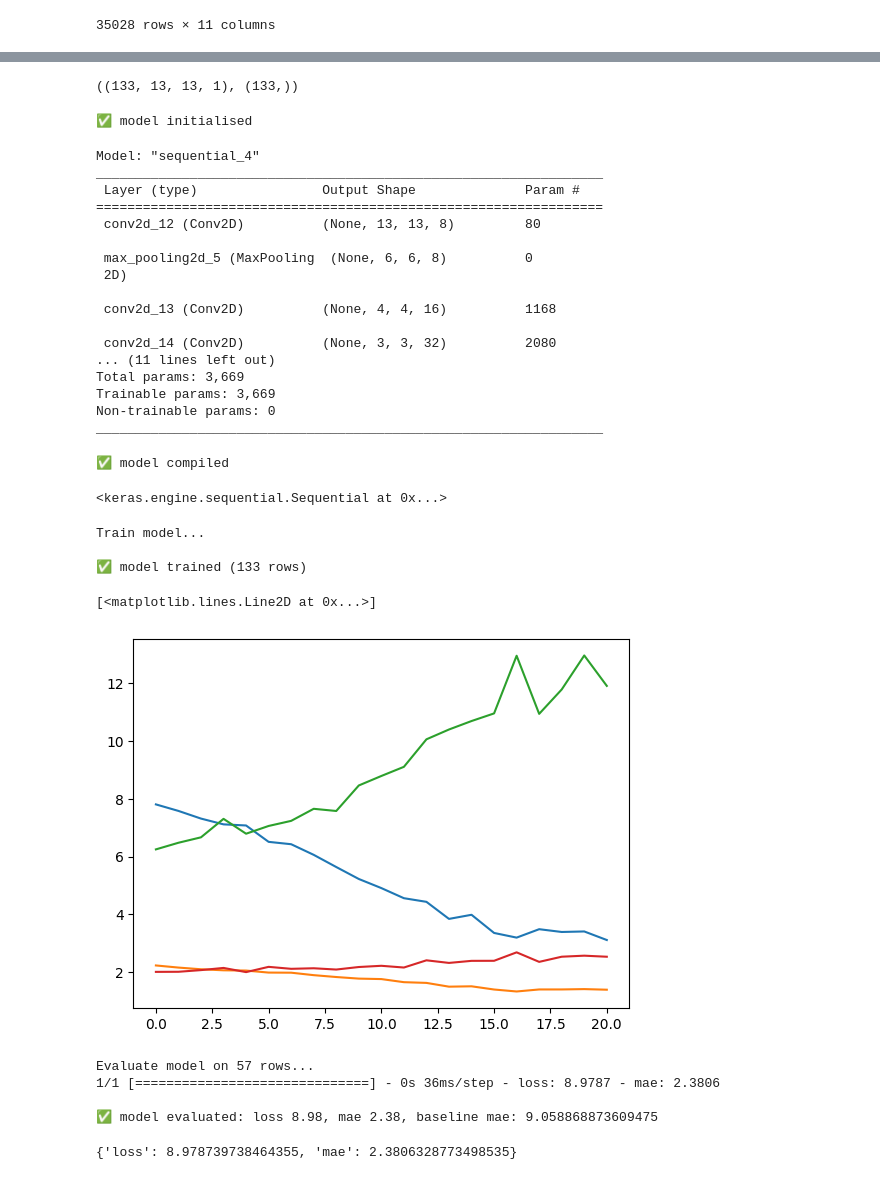
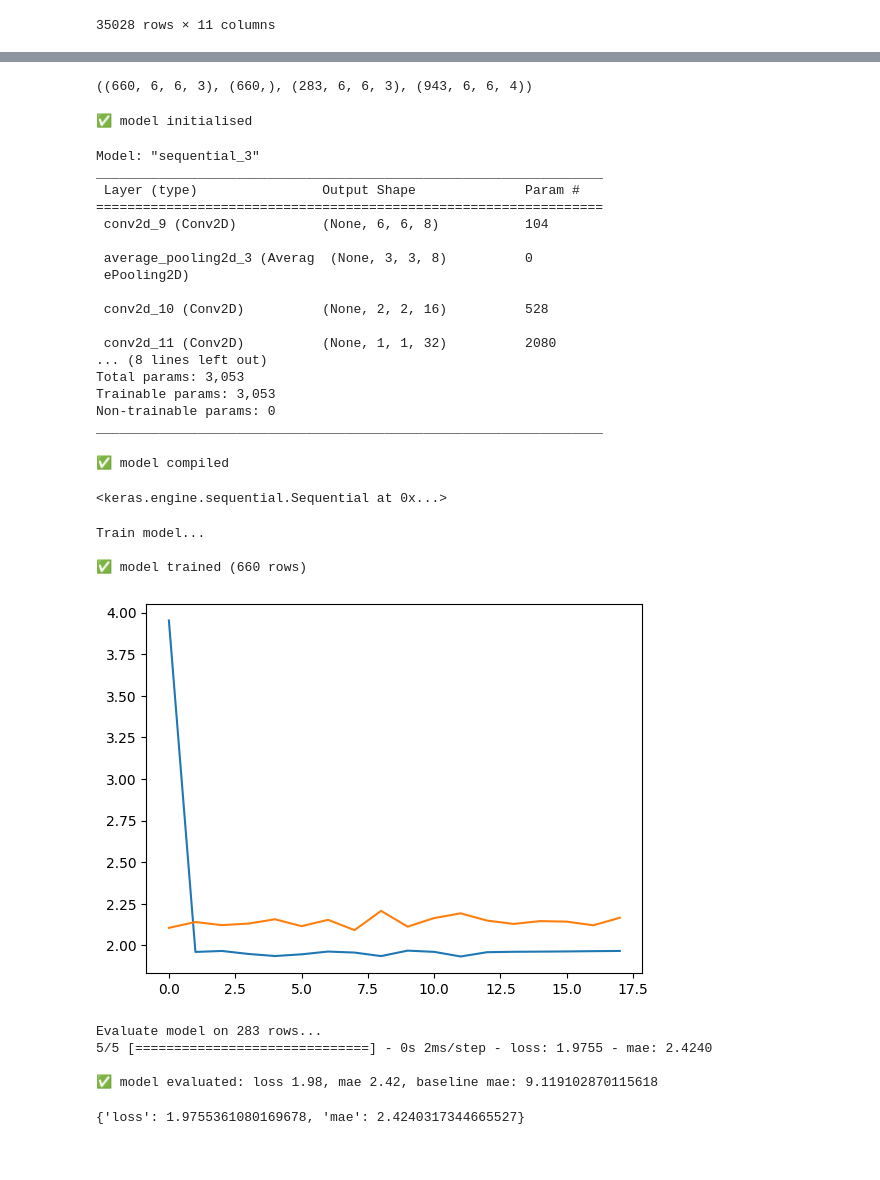
Before and after one commit to b-fa-ce/future_proofing_cities, a Jupyter notebook: notebooks/model/model.ipynb, the cells around one changed output, grey strips where cells are left out. Cells and saved outputs as stored; diff of their text form; code cells hidden in the pictures.

Commit message:
model  changed

```diff
--- a/notebooks/model/model.ipynb
+++ b/notebooks/model/model.ipynb
@@ -339,0 +320,12 @@ array([-2.1559753, 0.42813488414106504, -0.15068314117708828,
+# %%
+data_array = get_sub_tiles(prep_features, 6, 6)[0]
+# export it and bb here
+X = data_array[:,:,:,1:].astype('float64')
+y = get_average_temperature_per_tile(data_array)
+
+# split into train, test
+X_train, X_test, y_train, y_test = train_test_split(X,y, test_size=.3)
+
+X_train_2, X_test_2 = X[:700], X[700:]
+y_train_2, y_test_2 = y[:700], y[700:]
+data_array.shape
@@ -380,7 +370,7 @@ X_train, X_test, y_train, y_test = train_test_split(X,y, test_size=.3)
 # %%
-X_train.shape, y_train.shape
+X_train.shape, y_train.shape, X_test.shape, data_array.shape
 # %% [output]
-((133, 13, 13, 1), (133,))
+((660, 6, 6, 3), (660,), (283, 6, 6, 3), (943, 6, 6, 4))
 # %%
 model = initialize_model(X_train.shape[1:])
 # %% [output]
@@ -388,21 +378,21 @@ model = initialize_model(X_train.shape[1:])
 # %%
 model.summary()
 # %% [output]
-Model: "sequential_4"
+Model: "sequential_3"
 _________________________________________________________________
  Layer (type)                Output Shape              Param #
 =================================================================
- conv2d_12 (Conv2D)          (None, 13, 13, 8)         80
+ conv2d_9 (Conv2D)           (None, 6, 6, 8)           104
 
- max_pooling2d_5 (MaxPooling  (None, 6, 6, 8)          0
- 2D)
+ average_pooling2d_3 (Averag  (None, 3, 3, 8)          0
+ ePooling2D)
 
- conv2d_13 (Conv2D)          (None, 4, 4, 16)          1168
+ conv2d_10 (Conv2D)          (None, 2, 2, 16)          528
 
- conv2d_14 (Conv2D)          (None, 3, 3, 32)          2080
-... (11 lines left out)
-Total params: 3,669
-Trainable params: 3,669
+ conv2d_11 (Conv2D)          (None, 1, 1, 32)          2080
+... (8 lines left out)
+Total params: 3,053
+Trainable params: 3,053
 Non-trainable params: 0
 _________________________________________________________________
 # %%
@@ -411,25 +401,27 @@ compile_model(model)
 ✅ model compiled
 <keras.engine.sequential.Sequential at 0x...>
 # %%
-model, history = train_model(model, X_train, y_train, patience = 20)
+model, history = train_model(model, X_train, y_train, patience = 10)
 # %% [output]
 Train model...
 
-✅ model trained (133 rows)
+✅ model trained (660 rows)
 # %%
 plt.plot(history.history['loss'])
-plt.plot(history.history['mae'])
+# plt.plot(history.history['mae'])
 
 plt.plot(history.history['val_loss'])
-plt.plot(history.history['val_mae'])
+# plt.plot(history.history['val_mae'])
+
+# plt.ylim(0,20)
+plt.show()
 # %% [output]
-[<matplotlib.lines.Line2D at 0x...>]
-[figure, old version]
+[figure, new version]
 # %%
 evaluate_model(model, X_test, y_test)
 # %% [output]
-Evaluate model on 57 rows...
-1/1 [==============================] - 0s 36ms/step - loss: 8.9787 - mae: 2.3806
+Evaluate model on 283 rows...
+5/5 [==============================] - 0s 2ms/step - loss: 1.9755 - mae: 2.4240
 
-✅ model evaluated: loss 8.98, mae 2.38, baseline mae: 9.058868873609475
+✅ model evaluated: loss 1.98, mae 2.42, baseline mae: 9.119102870115618
-{'loss': 8.978739738464355, 'mae': 2.3806328773498535}
+{'loss': 1.9755361080169678, 'mae': 2.4240317344665527}
```
Also changed, not shown: parts of 29 cells of this notebook, 2 other files.
